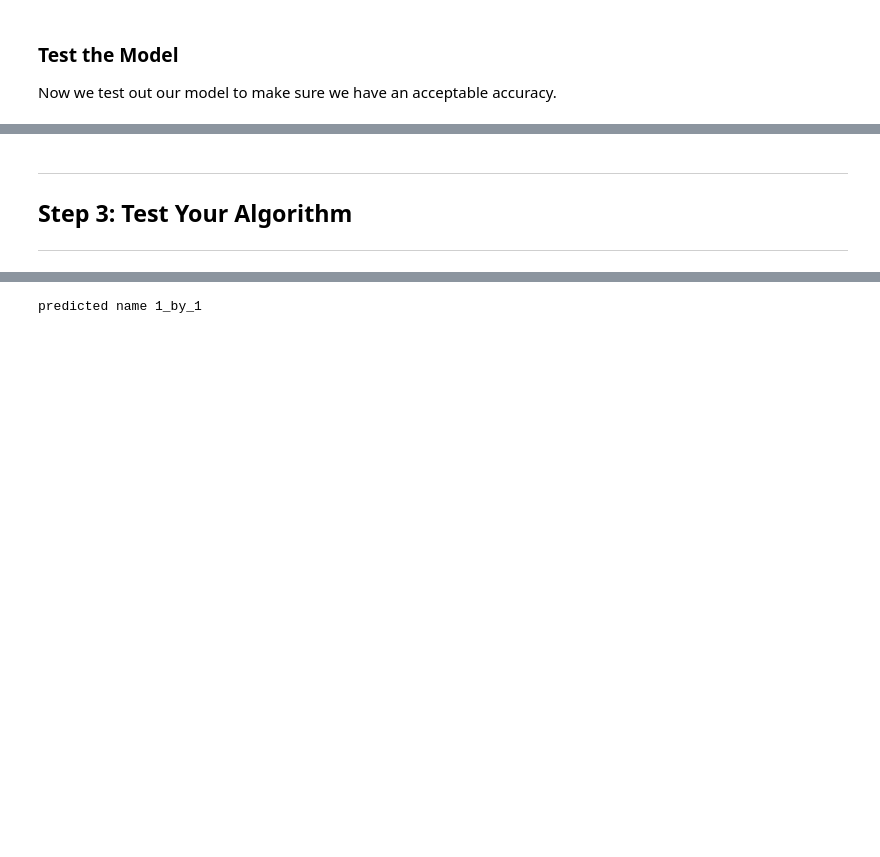
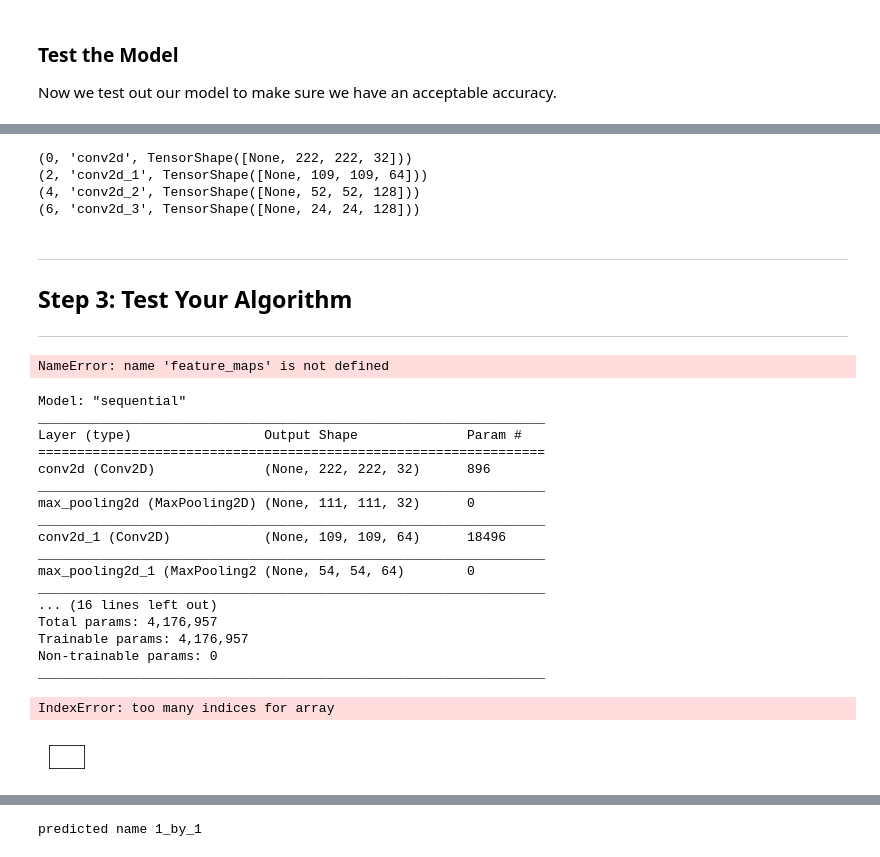
Before and after one commit to ikrambabai/ml-capstone, a Jupyter notebook: capstone.ipynb, the cells around one changed output, grey strips where cells are left out. Cells and saved outputs as stored; diff of their text form; code cells hidden in the pictures; blank space fills up the shorter version.

```diff
--- a/capstone.ipynb
+++ b/capstone.ipynb
@@ -326,3 +472,17 @@ Test accuracy: 68.0000%
+# %%
+# summarize feature map shapes
+for i in range(len(model.layers)):
+    layer = model.layers[i]
+    # check for convolutional layer
+    if 'conv' not in layer.name:
+        continue
+    # summarize output shape
+    print(i, layer.name, layer.output.shape)
+# %% [output]
+(0, 'conv2d', TensorShape([None, 222, 222, 32]))
+(2, 'conv2d_1', TensorShape([None, 109, 109, 64]))
+(4, 'conv2d_2', TensorShape([None, 52, 52, 128]))
+(6, 'conv2d_3', TensorShape([None, 24, 24, 128]))
 # %% [markdown]
 ---
 <a id='step3'></a>
@@ -342,3 +502,65 @@ def predict(image_path):
     indx = np.argmax(model.predict(img))
     print('brick name {}'.format(brick_names[indx]))
     return show_img(image_path)
+
+print feature_maps.shape[0:0]
+# %% [output]
+NameError: name 'feature_maps' is not defined
+# %%
+# plot feature map of first conv layer for given image
+from keras.applications.vgg16 import VGG16
+from keras.applications.vgg16 import preprocess_input
+from keras.preprocessing.image import load_img
+from keras.preprocessing.image import img_to_array
+from keras.models import Model
+from matplotlib import pyplot
+from numpy import expand_dims
+# load the model
+#model = VGG16()
+# redefine model to output right after the first hidden layer
+#model = Model(inputs=model.inputs, outputs=model.layers[1].output)
+model.summary()
+# load the image with the required shape
+img = load_img('samples/1_by_1_1.jpg', target_size=(224, 224))
+# convert the image to an array
+img = img_to_array(img)
+# expand dimensions so that it represents a single 'sample'
+img = expand_dims(img, axis=0)
+# prepare the image (e.g. scale pixel values for the vgg)
+img = preprocess_input(img)
+# get feature map for first hidden layer
+feature_maps = model.predict(img)
+# plot all 64 maps in an 8x8 squares
+square = 8
+ix = 1
+for _ in range(square):
+    for _ in range(square):
+        # specify subplot and turn of axis
+        ax = pyplot.subplot(square, square, ix)
+        ax.set_xticks([])
+        ax.set_yticks([])
+        # plot filter channel in grayscale
+        pyplot.imshow(feature_maps[ix-1, 0, :, :], cmap='gray')
+        ix += 1
+# show the figure
+pyplot.show()
+# %% [output]
+Model: "sequential"
+_________________________________________________________________
+Layer (type)                 Output Shape              Param #
+=================================================================
+conv2d (Conv2D)              (None, 222, 222, 32)      896
+_________________________________________________________________
+max_pooling2d (MaxPooling2D) (None, 111, 111, 32)      0
+_________________________________________________________________
+conv2d_1 (Conv2D)            (None, 109, 109, 64)      18496
+_________________________________________________________________
+max_pooling2d_1 (MaxPooling2 (None, 54, 54, 64)        0
+_________________________________________________________________
+... (16 lines left out)
+Total params: 4,176,957
+Trainable params: 4,176,957
+Non-trainable params: 0
+_________________________________________________________________
+IndexError: too many indices for array
+[figure, added]
```
Also changed, not shown: parts of 14 cells of this notebook, 1 other file.
